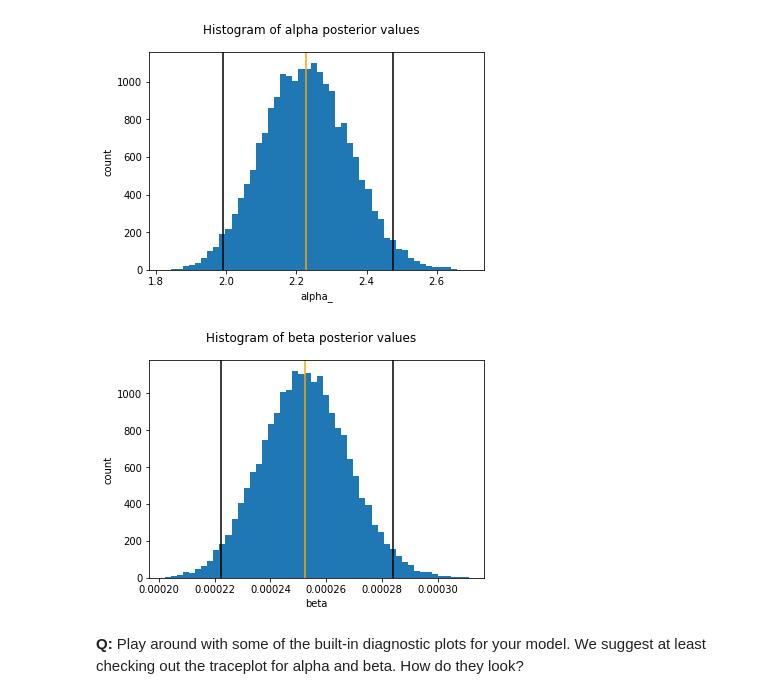
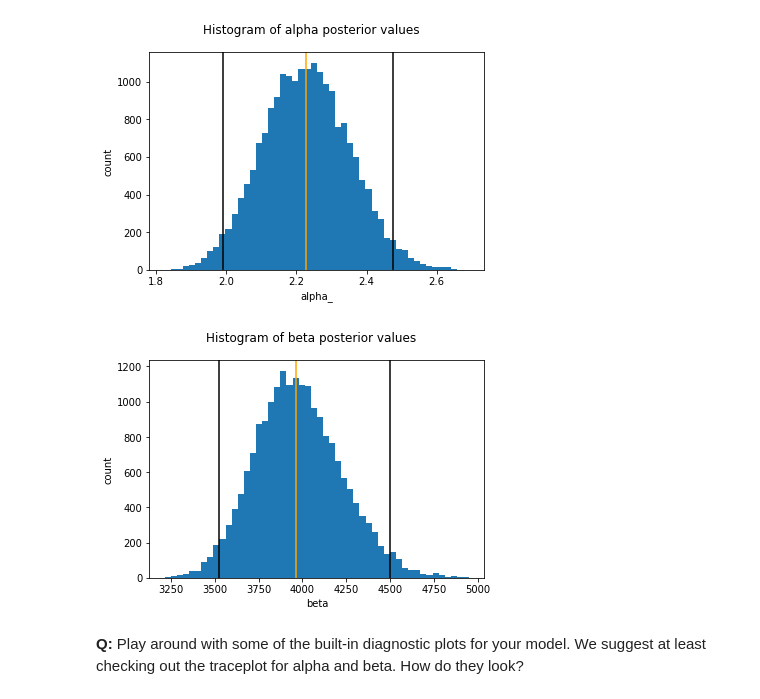
Before and after one commit to ghopping/Data_Science_Career_Track, a Jupyter notebook: Bayesian_stats_Q6.28/inferential_statistics_3-Q.ipynb, the cells around one changed output. Cells and saved outputs as stored; diff of their text form; code cells hidden in the pictures.

```diff
--- a/Bayesian_stats_Q6.28/inferential_statistics_3-Q.ipynb
+++ b/Bayesian_stats_Q6.28/inferential_statistics_3-Q.ipynb
@@ -145,8 +145,8 @@ alpha mean is 2.2281645521144235
 95% confidence level of alpha_ is 1.9918406303563831 and 2.476295402835238
 # %%
 #95% confidence for beta
-beta_mean = np.mean(trace.rate_)
+beta_mean = 1/np.mean(trace.rate_)
 print(f'beta mean is {beta_mean}')
-beta_lower, beta_upper = np.percentile(trace.rate_, [2.5, 97.5])
+beta_lower, beta_upper = 1/np.percentile(trace.rate_, [2.5, 97.5])
 print(f'95% confidence level of beta_ is {beta_lower} and {beta_upper}')
 # %% [output]
@@ -167,15 +167,15 @@ _ = plt.axvline(x = alpha_mean, color='orange')
 # %%
 #histograms
 _ = plt.suptitle('Histogram of beta posterior values')
 _ = plt.legend
-_ = plt.hist(trace.rate_, bins=50)
+_ = plt.hist(1/trace.rate_, bins=50)
 _ = plt.ylabel('count')
 _ = plt.xlabel('beta')
 _ = plt.axvline(x=beta_lower, color='k')
 _ = plt.axvline(x = beta_upper, color='k')
 _ = plt.axvline(x = beta_mean, color='orange')
 # %% [output]
-[figure, old version]
+[figure, new version]
 # %% [markdown]
 __Q:__ Play around with some of the built-in diagnostic plots for your model. We suggest at least checking out the traceplot for alpha and beta. How do they look?
 # %% [markdown]
```
Also changed, not shown: parts of 7 cells of this notebook.
